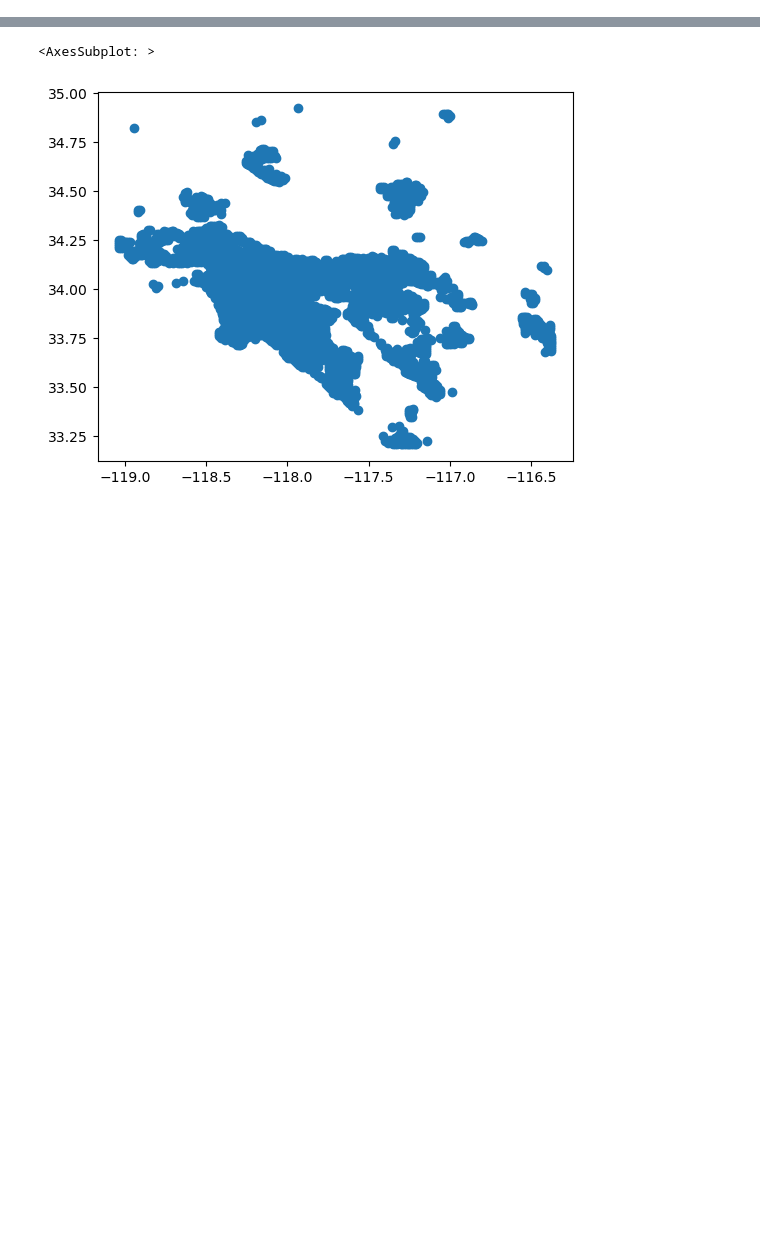
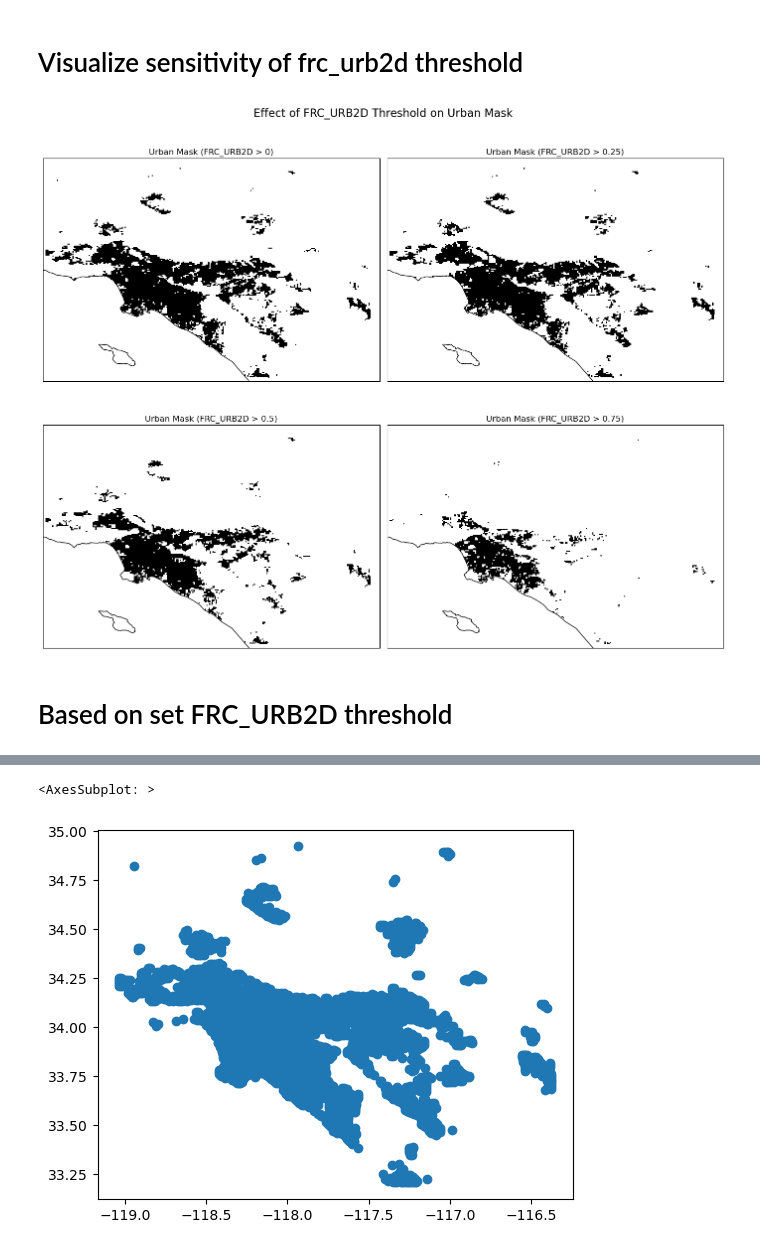
Before and after one commit to josephko91/ah-la-paper, a Jupyter notebook: notebooks/create-urban-mask-from-wrfout.ipynb, the cells around one changed output, grey strips where cells are left out. Drawn from its saved outputs; the diff is of its cells as text; code cells hidden in the pictures; blank space fills up the shorter version.

```diff
--- a/notebooks/create-urban-mask-from-wrfout.ipynb
+++ b/notebooks/create-urban-mask-from-wrfout.ipynb
@@ -10,3 +10,59 @@ import rasterio.features
 from rasterio.transform import from_origin
 import glob, os
 import matplotlib.pyplot as plt
+# %% [markdown]
+# Visualize sensitivity of frc_urb2d threshold
+# %%
+import xarray as xr
+import matplotlib.pyplot as plt
+import cartopy.crs as ccrs
+
+# --- Load sample file ---
+wrfout_sample = '/project2/zhan248_1326/hhao4018/WRFv4.6.1_Modified_AHoption_noChem/test/JOE_Default_2016_08_ah=0_v2/wrfout_d02_2016-08-12_20:00:00'
+ds_temp = xr.open_dataset(wrfout_sample).xwrf.postprocess()
+
+# --- CRS setup ---
+wrf_crs = ds_temp.wrf_projection.item()
+ds_temp = ds_temp.rio.write_crs(wrf_crs)
+
+# --- Extract variables ---
+frc_urb2d = ds_temp['FRC_URB2D'][0]
+
+# Try to get 2D lat/lon
+if 'south_north' in frc_urb2d.dims and 'west_east' in frc_urb2d.dims:
+    lat = ds_temp['XLAT'][0].values if 'XLAT' in ds_temp else ds_temp['lat'].values
+    lon = ds_temp['XLONG'][0].values if 'XLONG' in ds_temp else ds_temp['lon'].values
+else:
+    # if they are 1D, reshape
+    lat = ds_temp['XLAT'].values
+    lon = ds_temp['XLONG'].values
+    ny, nx = frc_urb2d.shape
+    lat = lat.reshape(ny, nx)
+    lon = lon.reshape(ny, nx)
+
+# --- Ensure shapes match ---
+ny, nx = frc_urb2d.shape
+lat = lat[:ny, :nx]
+lon = lon[:ny, :nx]
+
+# --- Define thresholds ---
+thresholds = [0, 0.25, 0.5, 0.75]
+
+# --- Plot ---
+crs = ccrs.PlateCarree()
+fig, axes = plt.subplots(2, 2, figsize=(14, 12), subplot_kw={'projection': crs})
+axes = axes.ravel()
+
+for i, thr in enumerate(thresholds):
+    mask = (frc_urb2d > thr)
+    pcm = axes[i].pcolormesh(lon, lat, mask, cmap='Greys', shading='auto', transform=crs)
+    axes[i].coastlines()
+    axes[i].set_title(f"Urban Mask (FRC_URB2D > {thr})")
+
+fig.suptitle("Effect of FRC_URB2D Threshold on Urban Mask", fontsize=16)
+plt.tight_layout()
+plt.show()
+# %% [output]
+[figure, added]
+# %% [markdown]
+# Based on set FRC_URB2D threshold
```
Also changed, not shown: parts of 11 cells of this notebook, 4 other files.
